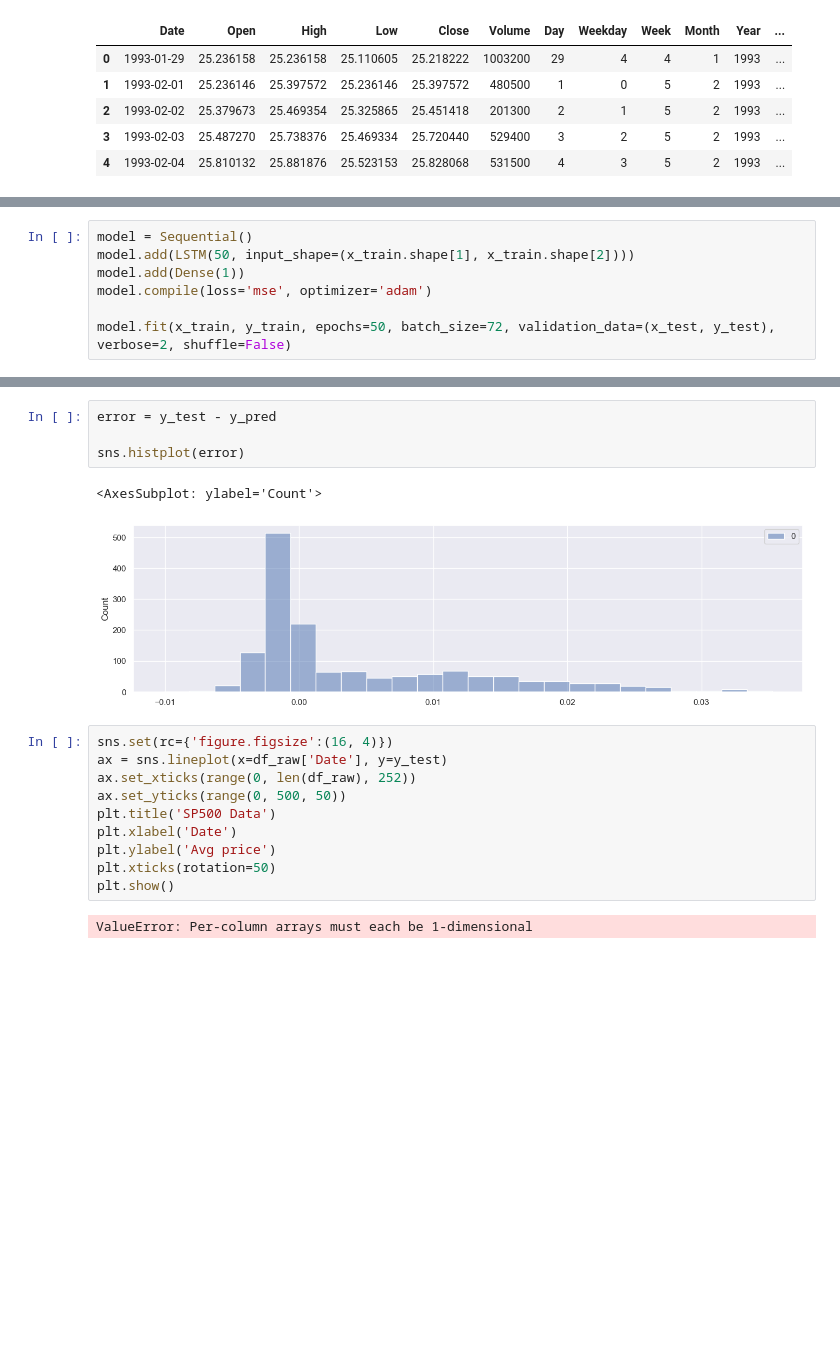
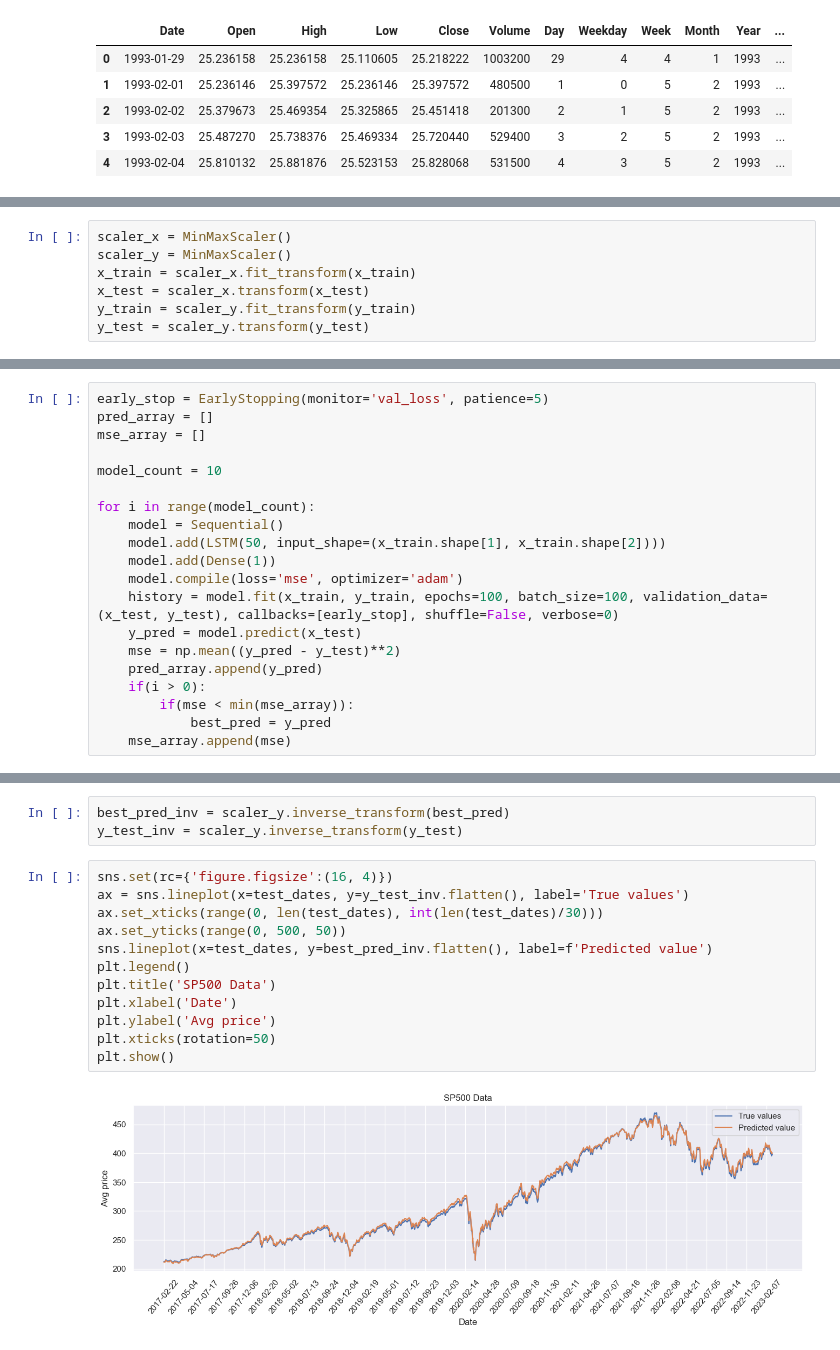
Before and after one commit to okenreed/aai501_final, a Jupyter notebook: final.ipynb, the cells around one changed output, grey strips where cells are left out. Saved outputs shown, nothing was run; the diff lists cells and outputs as text; blank space fills up the shorter version.

Commit message:
LSTM added

```diff
--- a/final.ipynb
+++ b/final.ipynb
@@ -74 +74,8 @@ y = scaler.fit_transform(y)
+# %%
+scaler_x = MinMaxScaler()
+scaler_y = MinMaxScaler()
+x_train = scaler_x.fit_transform(x_train)
+x_test = scaler_x.transform(x_test)
+y_train = scaler_y.fit_transform(y_train)
+y_test = scaler_y.transform(y_test)
 # %%
@@ -90,8 +84,21 @@ x_test = x_test.reshape((x_test.shape[0], 1, x_test.shape[1]))
 # %%
-model = Sequential()
-model.add(LSTM(50, input_shape=(x_train.shape[1], x_train.shape[2])))
-model.add(Dense(1))
-model.compile(loss='mse', optimizer='adam')
+early_stop = EarlyStopping(monitor='val_loss', patience=5)
+pred_array = []
+mse_array = []
 
-model.fit(x_train, y_train, epochs=50, batch_size=72, validation_data=(x_test, y_test), verbose=2, shuffle=False)
+model_count = 10
+
+for i in range(model_count):
+    model = Sequential()
+    model.add(LSTM(50, input_shape=(x_train.shape[1], x_train.shape[2])))
+    model.add(Dense(1))
+    model.compile(loss='mse', optimizer='adam')
+    history = model.fit(x_train, y_train, epochs=100, batch_size=100, validation_data=(x_test, y_test), callbacks=[early_stop], shuffle=False, verbose=0)
+    y_pred = model.predict(x_test)
+    mse = np.mean((y_pred - y_test)**2)
+    pred_array.append(y_pred)
+    if(i > 0):
+        if(mse < min(mse_array)):
+            best_pred = y_pred
+    mse_array.append(mse)
 # %% [output]
@@ -124,19 +122,17 @@ print(mse)
-# %%
-error = y_test - y_pred
-
-sns.histplot(error)
-# %% [output]
-<AxesSubplot: ylabel='Count'>
-[figure, removed]
+# %%
+best_pred_inv = scaler_y.inverse_transform(best_pred)
+y_test_inv = scaler_y.inverse_transform(y_test)
 # %%
 sns.set(rc={'figure.figsize':(16, 4)})
-ax = sns.lineplot(x=df_raw['Date'], y=y_test)
-ax.set_xticks(range(0, len(df_raw), 252))
+ax = sns.lineplot(x=test_dates, y=y_test_inv.flatten(), label='True values')
+ax.set_xticks(range(0, len(test_dates), int(len(test_dates)/30)))
 ax.set_yticks(range(0, 500, 50))
+sns.lineplot(x=test_dates, y=best_pred_inv.flatten(), label=f'Predicted value')
+plt.legend()
 plt.title('SP500 Data')
 plt.xlabel('Date')
 plt.ylabel('Avg price')
 plt.xticks(rotation=50)
 plt.show()
 # %% [output]
-ValueError: Per-column arrays must each be 1-dimensional
+[figure, added]
```
Also changed, not shown: parts of 10 cells of this notebook.
